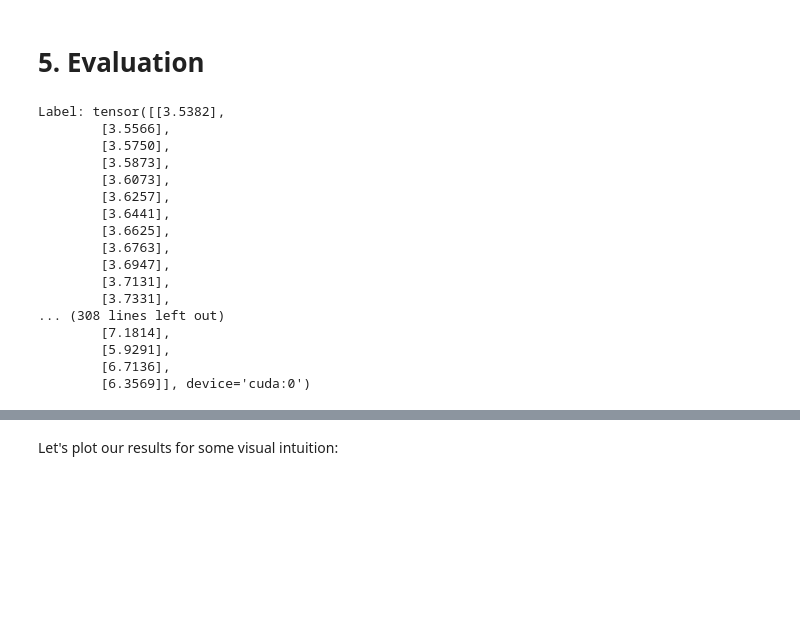
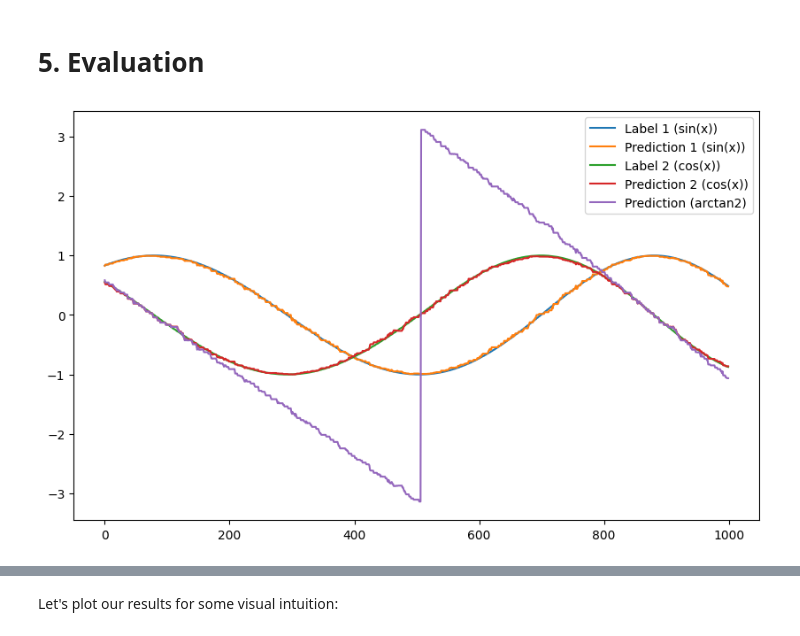
Before and after one commit to devgokulbv/8085-ASSEMBLER, a Jupyter notebook: examples/MotorControlSNN_NB.ipynb, the cells around one changed output, grey strips where cells are left out. Cells and saved outputs as stored; diff of their text form; code cells hidden in the pictures; blank space fills up the shorter version.

```diff
--- a/examples/MotorControlSNN_NB.ipynb
+++ b/examples/MotorControlSNN_NB.ipynb
@@ -184,9 +245,9 @@ class Net(nn.Module):
 
         # Initialize layers
         self.fc1 = nn.Linear(12, 128)
-        self.lif1 = snn.Leaky(beta=beta, spike_grad=spike_grad,reset_mechanism = "zero")
-        self.fc2 = nn.Linear(128, 1)
-        self.lif2 = snn.Leaky(beta=beta, spike_grad=spike_grad,reset_mechanism = "none")
+        self.lif1 = snn.Leaky(beta=beta, threshold =0.05,spike_grad=spike_grad,reset_mechanism = "subtract")
+        self.fc2 = nn.Linear(128, 2)
+        self.lif2 = snn.Leaky(beta=beta, threshold = 0.05,spike_grad=spike_grad,reset_mechanism = "none")
 
     def forward(self, x):
 
@@ -430,35 +499,45 @@ tensor([[-2.5043e-03, -1.1231e-02,  5.4316e-01,  ..., -1.6706e-01,
 AttributeError: 'Net' object has no attribute 'fc'
 # %% [markdown]
 # 5. Evaluation
-# %%
-train_batch = iter(dataloader)
-
-# run a few forward-passes
-with torch.no_grad():
-    for _ in range(5):
-        batch = next(train_batch)
-        feature, label = batch
-        feature = feature.to(device, dtype=torch.float32)  # Convert to Float32
-        label = label.to(device)
-        output, mem = model(feature)
-        print("Label:", label)
-        print("Prediction:", mem)
-        print()
-# %% [output]
-Label: tensor([[3.5382],
-        [3.5566],
-        [3.5750],
-        [3.5873],
-        [3.6073],
-        [3.6257],
-        [3.6441],
-        [3.6625],
-        [3.6763],
-        [3.6947],
-        [3.7131],
-        [3.7331],
-... (308 lines left out)
-        [7.1814],
-        [5.9291],
-        [6.7136],
-        [6.3569]], device='cuda:0')
+# %%
+import matplotlib.pyplot as plt
+import numpy as np
+
+train_batch = iter(dataloader1)
+
+with torch.no_grad():
+    labels1 = []
+    labels2 = []
+    predictions1 = []
+    predictions2 = []
+    arctan_predictions = []
+    loss_values = []
+    for _ in range(10):
+        batch = next(train_batch)
+        feature, label = batch
+        feature = feature.to(device, dtype=torch.float32)
+        label = label.to(device)
+        output, mem = model(feature)
+        labels1.append(label[:, 0].cpu().numpy())
+        labels2.append(label[:, 1].cpu().numpy())
+        predictions1.append(mem[:, 0].cpu().numpy())
+        predictions2.append(mem[:, 1].cpu().numpy())
+        arctan_predictions.append(np.arctan2(mem[:, 1].cpu().numpy(), mem[:, 0].cpu().numpy()))
+        loss = torch.nn.MSELoss()(mem, label)
+        loss_values.append(loss.item())
+
+    # Plot label and prediction
+    plt.figure(figsize=(10, 6))
+    plt.plot(np.concatenate(labels1), label='Label 1 (sin(x))')
+    plt.plot(np.concatenate(predictions1), label='Prediction 1 (sin(x))')
+    plt.plot(np.concatenate(labels2), label='Label 2 (cos(x))')
+    plt.plot(np.concatenate(predictions2), label='Prediction 2 (cos(x))')
+    plt.plot(np.concatenate(arctan_predictions), label='Prediction (arctan2)')
+    plt.legend()
+    plt.show()
+
+    # Print the loss values
+    print("Loss values:", loss_values)
+    print("Average loss:", np.mean(loss_values))
+# %% [output]
+[figure, added]
```
Also changed, not shown: parts of 10 cells of this notebook.
